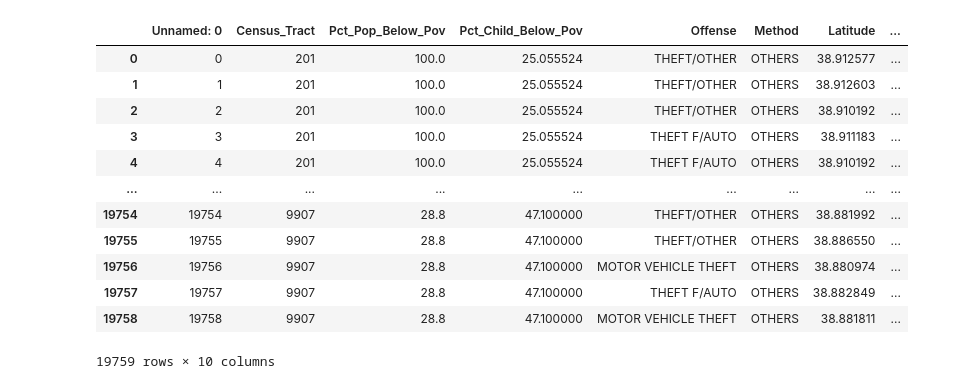
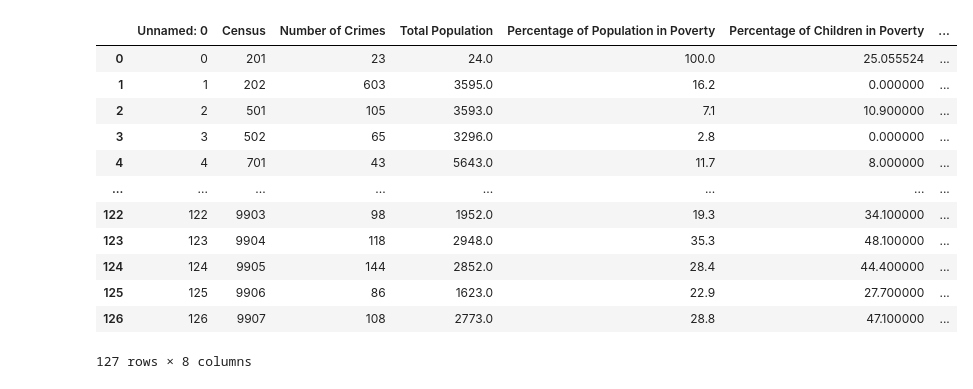
Before and after one commit to poojanagrecha/Crime-and-Poverty-WashingtonD.C, a Jupyter notebook: Pooja- merged_final.ipynb, the cells around one changed output. Saved outputs shown, nothing was run; the diff lists cells and outputs as text; code cells hidden in the pictures.

```diff
--- a/Pooja- merged_final.ipynb
+++ b/Pooja- merged_final.ipynb
@@ -3,20 +3,20 @@ import pandas as pd
 import matplotlib.pyplot as plt
 import numpy as np
 # %%
-file = "Resources/merged_final.csv"
+file = "lastone.csv"
 data = pd.read_csv(file)
 data
 # %% [output]
-|  | Unnamed: 0 | Census_Tract | Pct_Pop_Below_Pov | Pct_Child_Below_Pov | Offense | Method | Latitude | ... |
-| 0 | 0 | 201 | 100.0 | 25.055524 | THEFT/OTHER | OTHERS | 38.912577 | ... |
-| 1 | 1 | 201 | 100.0 | 25.055524 | THEFT/OTHER | OTHERS | 38.912603 | ... |
-| 2 | 2 | 201 | 100.0 | 25.055524 | THEFT/OTHER | OTHERS | 38.910192 | ... |
-| 3 | 3 | 201 | 100.0 | 25.055524 | THEFT F/AUTO | OTHERS | 38.911183 | ... |
-| 4 | 4 | 201 | 100.0 | 25.055524 | THEFT F/AUTO | OTHERS | 38.910192 | ... |
-| ... | ... | ... | ... | ... | ... | ... | ... | ... |
-| 19754 | 19754 | 9907 | 28.8 | 47.100000 | THEFT/OTHER | OTHERS | 38.881992 | ... |
-| 19755 | 19755 | 9907 | 28.8 | 47.100000 | THEFT/OTHER | OTHERS | 38.886550 | ... |
-| 19756 | 19756 | 9907 | 28.8 | 47.100000 | MOTOR VEHICLE THEFT | OTHERS | 38.880974 | ... |
-| 19757 | 19757 | 9907 | 28.8 | 47.100000 | THEFT F/AUTO | OTHERS | 38.882849 | ... |
-| 19758 | 19758 | 9907 | 28.8 | 47.100000 | MOTOR VEHICLE THEFT | OTHERS | 38.881811 | ... |
+|  | Unnamed: 0 | Census | Number of Crimes | Total Population | Percentage of Population in Poverty | Percentage of Children in Poverty | ... |
+| 0 | 0 | 201 | 23 | 24.0 | 100.0 | 25.055524 | ... |
+| 1 | 1 | 202 | 603 | 3595.0 | 16.2 | 0.000000 | ... |
+| 2 | 2 | 501 | 105 | 3593.0 | 7.1 | 10.900000 | ... |
+| 3 | 3 | 502 | 65 | 3296.0 | 2.8 | 0.000000 | ... |
+| 4 | 4 | 701 | 43 | 5643.0 | 11.7 | 8.000000 | ... |
+| ... | ... | ... | ... | ... | ... | ... | ... |
+| 122 | 122 | 9903 | 98 | 1952.0 | 19.3 | 34.100000 | ... |
+| 123 | 123 | 9904 | 118 | 2948.0 | 35.3 | 48.100000 | ... |
+| 124 | 124 | 9905 | 144 | 2852.0 | 28.4 | 44.400000 | ... |
+| 125 | 125 | 9906 | 86 | 1623.0 | 22.9 | 27.700000 | ... |
+| 126 | 126 | 9907 | 108 | 2773.0 | 28.8 | 47.100000 | ... |
-19759 rows × 10 columns
+127 rows × 8 columns
```
Also changed, not shown: parts of 12 cells of this notebook.
